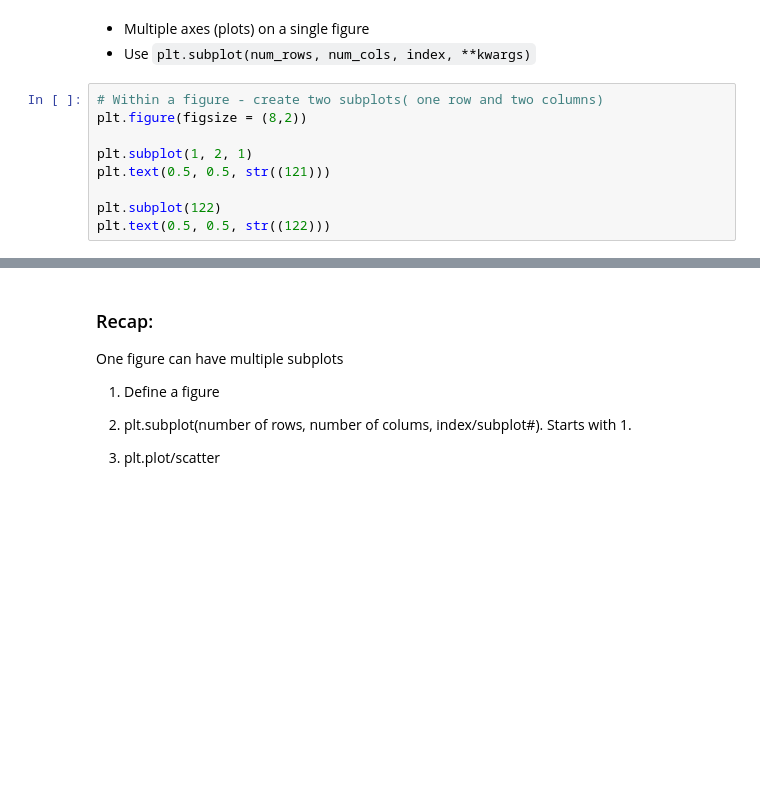
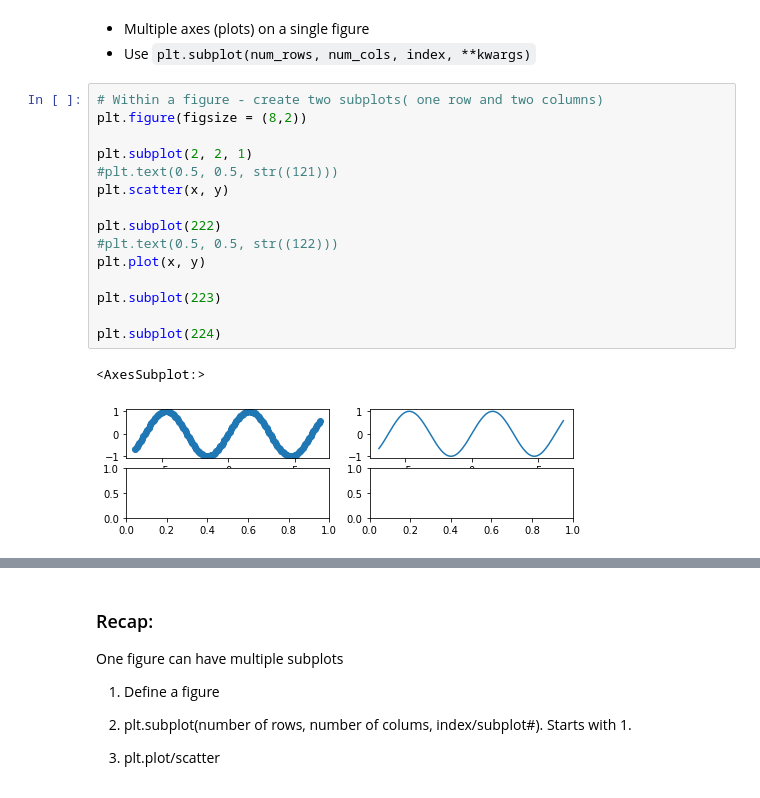
Before and after one commit to CodeupClassroom/mirzakhani-data-science-libraries, a Jupyter notebook: mirz-matplotlib-lesson.ipynb, the cells around one changed output, grey strips where cells are left out. Drawn from its saved outputs; the diff is of its cells as text; blank space fills up the shorter version.

```diff
--- a/mirz-matplotlib-lesson.ipynb
+++ b/mirz-matplotlib-lesson.ipynb
@@ -204,12 +315,21 @@ how are two variables related to each other
 # %%
 # Within a figure - create two subplots( one row and two columns)
 plt.figure(figsize = (8,2))
 
-plt.subplot(1, 2, 1)
-plt.text(0.5, 0.5, str((121)))
+plt.subplot(2, 2, 1)
+#plt.text(0.5, 0.5, str((121)))
+plt.scatter(x, y)
 
-plt.subplot(122)
-plt.text(0.5, 0.5, str((122)))
+plt.subplot(222)
+#plt.text(0.5, 0.5, str((122)))
+plt.plot(x, y)
+
+plt.subplot(223)
+
+plt.subplot(224)
+# %% [output]
+<AxesSubplot:>
+[figure, added]
 # %%
 # plot different mathematical functions vs x in a single figure
 x = [x * 0.25 for x in range(-25,26)]
```
Also changed, not shown: parts of 19 cells of this notebook.
